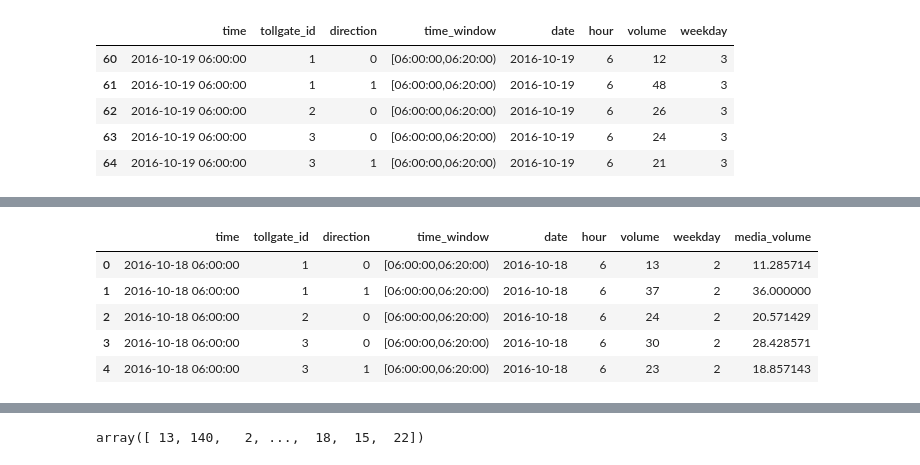
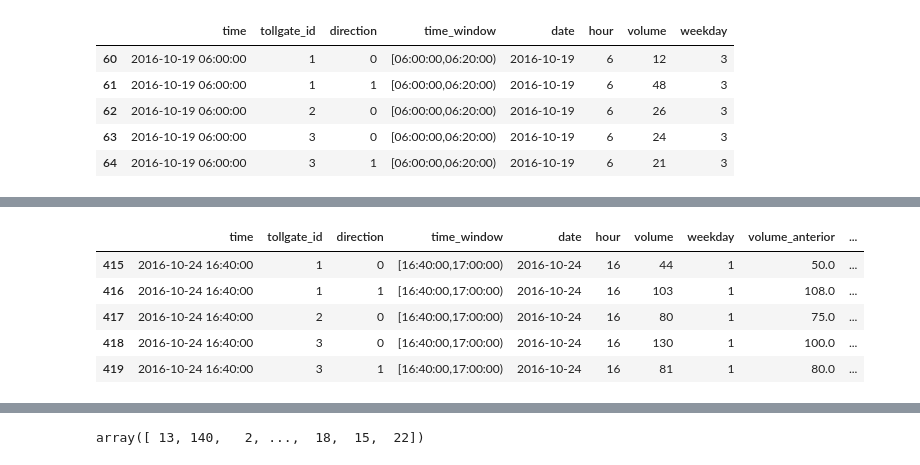
Before and after one commit to Matheuspds/Prediction_Volume, a Jupyter notebook: PreProcessamentoGroupBy.ipynb, the cells around one changed output, grey strips where cells are left out. Drawn from its saved outputs; the diff is of its cells as text; code cells hidden in the pictures.

```diff
--- a/PreProcessamentoGroupBy.ipynb
+++ b/PreProcessamentoGroupBy.ipynb
@@ -236,3 +301,9 @@ pd_volume_test[pd_volume_test['weekday'] == 3].head()
 | 62 | 2016-10-19 06:00:00 | 2 | 0 | [06:00:00,06:20:00) | 2016-10-19 | 6 | 26 | 3 |
 | 63 | 2016-10-19 06:00:00 | 3 | 0 | [06:00:00,06:20:00) | 2016-10-19 | 6 | 24 | 3 |
 | 64 | 2016-10-19 06:00:00 | 3 | 1 | [06:00:00,06:20:00) | 2016-10-19 | 6 | 21 | 3 |
+# %%
+pd_volume_test["volume_anterior"] = pd_volume_test.groupby(['direction', 'tollgate_id'])["volume"].transform("shift")
+#condition = ~(df.groupby("time_window")['time'].transform("shift") == df['time'])
+#df.loc[ condition,"volume_anterior" ] = None
+pd_volume_test["volume_anterior"] =pd_volume_test.groupby("time_window")["volume_anterior"].fillna(method="ffill").fillna(0)
+pd_volume_test.head()
@@ -238,0 +317,6 @@ pd_volume_test[pd_volume_test['weekday'] == 3].head()
+# %%
+pd_volume_test["volume_anterior_2"] = pd_volume_test.groupby(['direction', 'tollgate_id'])["volume"].transform("shift", 2)
+#condition = ~(df.groupby("time_window")['time'].transform("shift") == df['time'])
+#df.loc[ condition,"volume_anterior" ] = None
+pd_volume_test["volume_anterior_2"] =pd_volume_test.groupby("time_window")["volume_anterior_2"].fillna(method="ffill").fillna(0)
+pd_volume_test.head()
@@ -239,14 +330,14 @@ pd_volume_test[pd_volume_test['weekday'] == 3].head()
 # %%
 pd_volume_test['media_volume'] = pd_volume_test.groupby(['time_window', 'direction', 'tollgate_id'])["volume"].transform(np.mean)
 # %%
-pd_volume_test.head()
+pd_volume_test.tail()
 # %% [output]
-|  | time | tollgate_id | direction | time_window | date | hour | volume | weekday | media_volume |
-| 0 | 2016-10-18 06:00:00 | 1 | 0 | [06:00:00,06:20:00) | 2016-10-18 | 6 | 13 | 2 | 11.285714 |
-| 1 | 2016-10-18 06:00:00 | 1 | 1 | [06:00:00,06:20:00) | 2016-10-18 | 6 | 37 | 2 | 36.000000 |
-| 2 | 2016-10-18 06:00:00 | 2 | 0 | [06:00:00,06:20:00) | 2016-10-18 | 6 | 24 | 2 | 20.571429 |
-| 3 | 2016-10-18 06:00:00 | 3 | 0 | [06:00:00,06:20:00) | 2016-10-18 | 6 | 30 | 2 | 28.428571 |
-| 4 | 2016-10-18 06:00:00 | 3 | 1 | [06:00:00,06:20:00) | 2016-10-18 | 6 | 23 | 2 | 18.857143 |
+|  | time | tollgate_id | direction | time_window | date | hour | volume | weekday | volume_anterior | ... |
+| 415 | 2016-10-24 16:40:00 | 1 | 0 | [16:40:00,17:00:00) | 2016-10-24 | 16 | 44 | 1 | 50.0 | ... |
+| 416 | 2016-10-24 16:40:00 | 1 | 1 | [16:40:00,17:00:00) | 2016-10-24 | 16 | 103 | 1 | 108.0 | ... |
+| 417 | 2016-10-24 16:40:00 | 2 | 0 | [16:40:00,17:00:00) | 2016-10-24 | 16 | 80 | 1 | 75.0 | ... |
+| 418 | 2016-10-24 16:40:00 | 3 | 0 | [16:40:00,17:00:00) | 2016-10-24 | 16 | 130 | 1 | 100.0 | ... |
+| 419 | 2016-10-24 16:40:00 | 3 | 1 | [16:40:00,17:00:00) | 2016-10-24 | 16 | 81 | 1 | 80.0 | ... |
 # %%
 pd_volume_test['desvio_padrao'] = pd_volume_test.groupby(['time_window', 'direction', 'tollgate_id'])["volume"].transform(np.std)
 # %%
```
Also changed, not shown: parts of 20 cells of this notebook, 7 other files.
